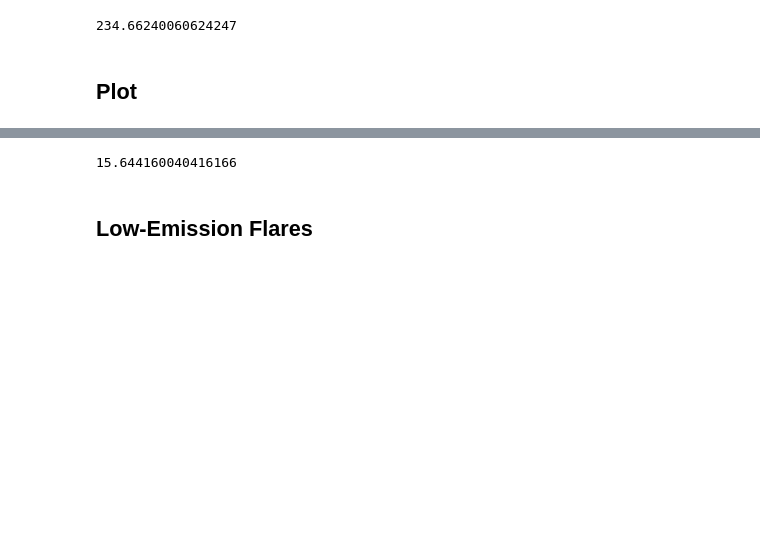
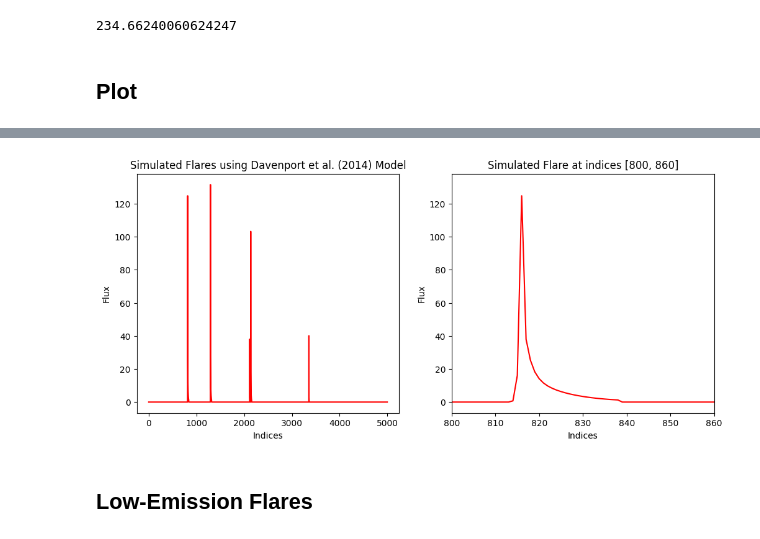
Before and after one commit to alexfaassen/STA2453, a Jupyter notebook: 7.Model_Evaluation/Flare_simulation.ipynb, the cells around one changed output, grey strips where cells are left out. Saved outputs shown, nothing was run; the diff lists cells and outputs as text; code cells hidden in the pictures; blank space fills up the shorter version.

Commit message:
Presentation figures

```diff
--- a/7.Model_Evaluation/Flare_simulation.ipynb
+++ b/7.Model_Evaluation/Flare_simulation.ipynb
@@ -192,7 +192,24 @@ plt.show()
-# %%
-print(pdcsap['pdcsap_flux'].mean() * 0.01)
-# %% [output]
-15.644160040416166
+# %%
+import matplotlib.pyplot as plt
+
+fig, ax = plt.subplots(1, 2, figsize=(12, 5)) # 1 row, 2 columns
+
+ax[0].plot(inds, flare_lightcurve, 'r-')
+ax[0].set_xlabel("Indices")
+ax[0].set_ylabel("Flux")
+ax[0].set_title("Simulated Flares using Davenport et al. (2014) Model")
+
+## Zoom in
+ax[1].plot(inds, flare_lightcurve, 'r-')
+ax[1].set_xlim((800,860))
+# ax[1].set_ylim((0, 3))
+ax[1].set_xlabel("Indices")
+ax[1].set_ylabel("Flux")
+ax[1].set_title("Simulated Flare at indices [800, 860]")
+
+plt.show()
+# %% [output]
+[figure, added]
 # %% [markdown]
 ## Low-Emission Flares
 # %%
```
Also changed, not shown: parts of 3 cells of this notebook, 6 other files.
